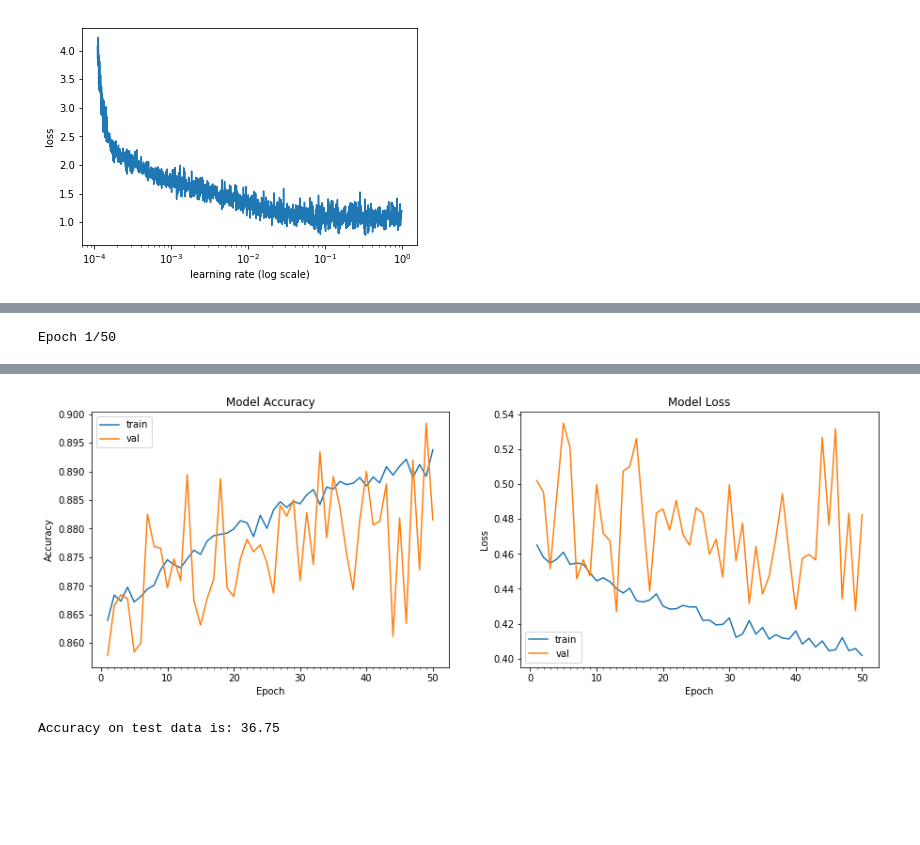
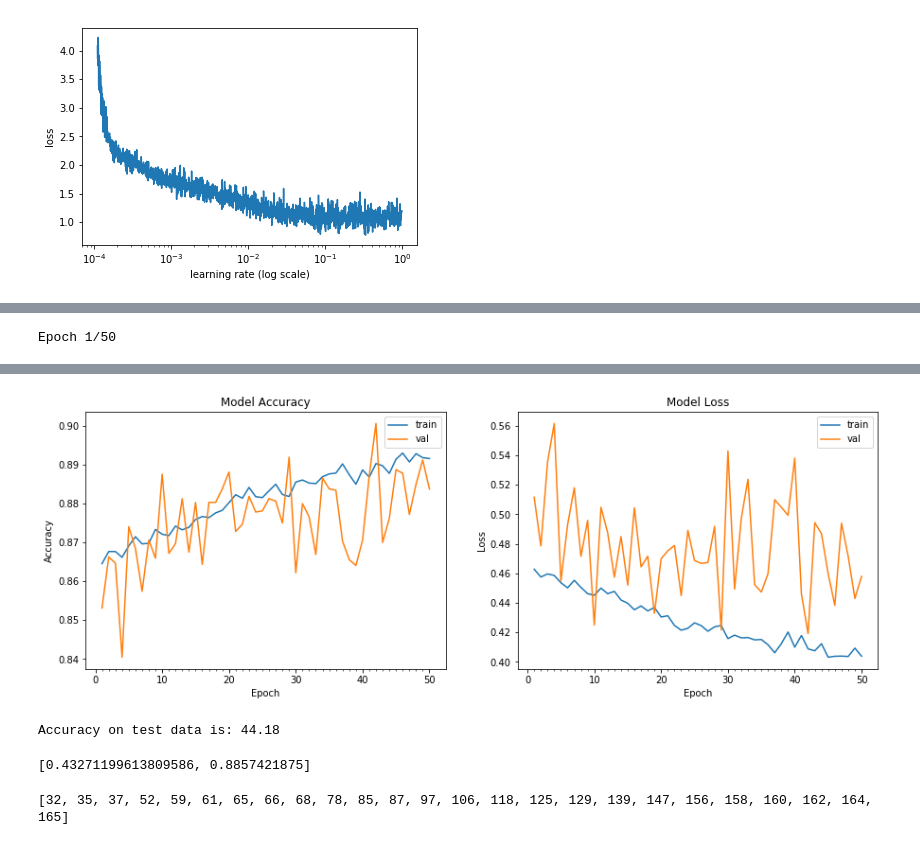
Before and after one commit to Curiousss/EVA, a Jupyter notebook: Assignment11/Session11.ipynb, the cells around one changed output, grey strips where cells are left out. Saved outputs shown, nothing was run; the diff lists cells and outputs as text; code cells hidden in the pictures; blank space fills up the shorter version.

Commit message:
Misinterpreted images

```diff
--- a/Assignment11/Session11.ipynb
+++ b/Assignment11/Session11.ipynb
@@ -328,10 +303,13 @@ Accuracy on test data is: 42.19
 # %%
+from keras.callbacks import ModelCheckpoint
+checkpoint = ModelCheckpoint('modelBest.h5', verbose=1, monitor='val_acc',save_best_only=True, mode='auto')
 # train the model
 start = time.time()
 # Train the model
 model_info = model1.fit_generator(datagen.flow(X_train, Y_train, batch_size = 128),
                                  samples_per_epoch = train_features.shape[0], nb_epoch = 50,
-                                 validation_data = testgen.flow(X_test, Y_test), verbose=1,validation_steps=100)
+                                 validation_data = testgen.flow(X_test, Y_test), verbose=1,validation_steps=100,
+                                 callbacks=[checkpoint])
 end = time.time()
 print ("Model took %0.2f seconds to train"%(end - start))
 # plot model history
@@ -360,2 +338,2 @@ Model took 1698.45 seconds to train
-[figure, old version]
+[figure, new version]
-Accuracy on test data is: 36.75
+Accuracy on test data is: 44.18
@@ -361,0 +343,4 @@ Accuracy on test data is: 36.75
+# %%
+modelBest.evaluate_generator(datagen.flow(X_test, Y_test), steps=32)
+# %% [output]
+[0.43271199613809586, 0.8857421875]
@@ -361,0 +351,17 @@ Accuracy on test data is: 36.75
+# %%
+misint = []
+ip = 0
+im = 0
+import numpy as np
+for p in y_pred:
+  #print(p)
+  #print(np.argmax(p), y_test[ip])
+  if np.argmax(p) != y_test[ip]:
+    misint.append(ip)
+    im = im + 1
+    if im == 25:
+      break
+  ip = ip +1
+print(misint)
+# %% [output]
+[32, 35, 37, 52, 59, 61, 65, 66, 68, 78, 85, 87, 97, 106, 118, 125, 129, 139, 147, 156, 158, 160, 162, 164, 165]
```
Also changed, not shown: parts of 15 cells of this notebook.
